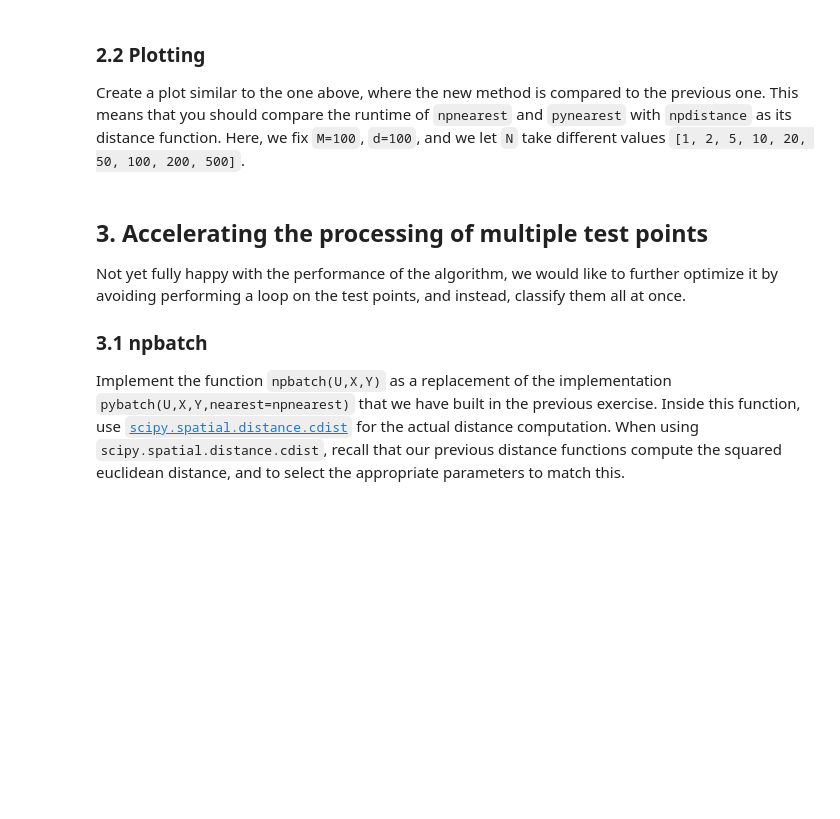
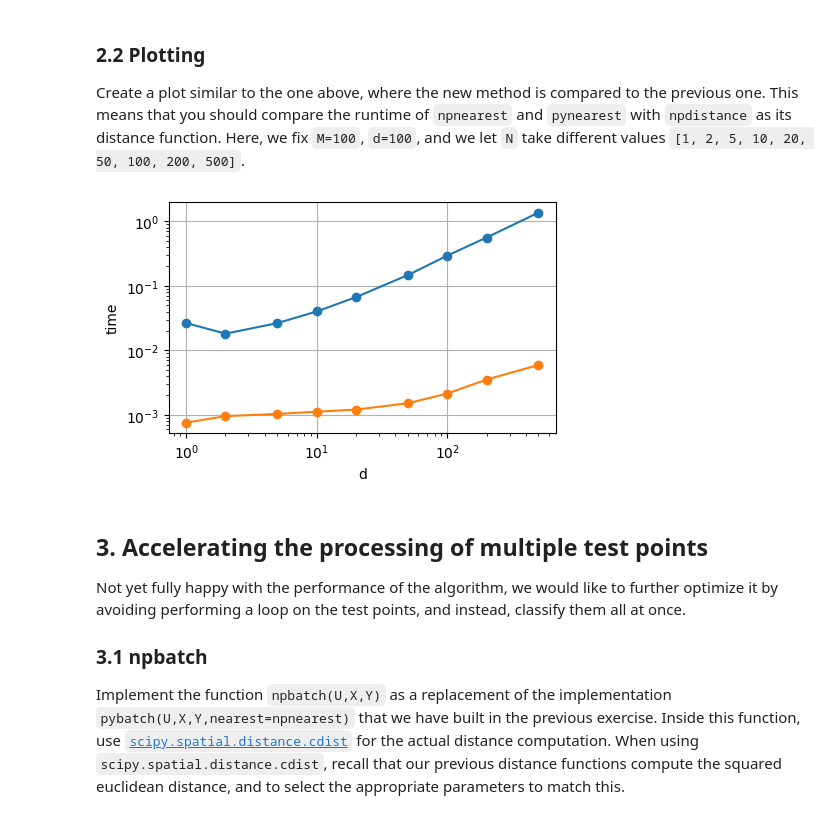
Before and after one commit to Mxbach/PyML, a Jupyter notebook: homework2-numpy/numpy.ipynb, the cells around one changed output. Cells and saved outputs as stored; diff of their text form; code cells hidden in the pictures; blank space fills up the shorter version.

```diff
--- a/homework2-numpy/numpy.ipynb
+++ b/homework2-numpy/numpy.ipynb
@@ -530,3 +527,31 @@ Create a plot similar to the one above, where the new method is compared to the
+# %%
+# Values for the number of dimensions d to test
+dlist = [1, 2, 5, 10, 20, 50, 100, 200, 500]
+
+# Measure the computation time for each choice of number of dimensions d
+tlist_py = []
+tlist_np = []
+for d in dlist:
+    U, X, Y = data.toy(100, 100, d)
+    # get the average of three runs
+    tlist_py.append(mean(timeit.repeat(lambda: pybatch(U, X, Y, nearest=pynearest), number=1, repeat=3)))
+    tlist_np.append(mean(timeit.repeat(lambda: pybatch(U, X, Y, nearest=npnearest), number=1, repeat=3)))
+
+# Create new figure
+fig = plt.figure(figsize=(5, 3))
+# Plot values
+plt.plot(dlist, tlist_py, "-o", label="pydistance")
+plt.plot(dlist, tlist_np, "-o", label="npdistance")
+# Add labels
+plt.xlabel("d")
+plt.ylabel("time")
+# Add grid
+plt.grid(True)
+# Set log scale
+plt.xscale("log")
+plt.yscale("log")
+# %% [output]
+[figure, added]
 # %% [markdown]
 ## 3. Accelerating the processing of multiple test points
 
```
Also changed, not shown: parts of 16 cells of this notebook.
